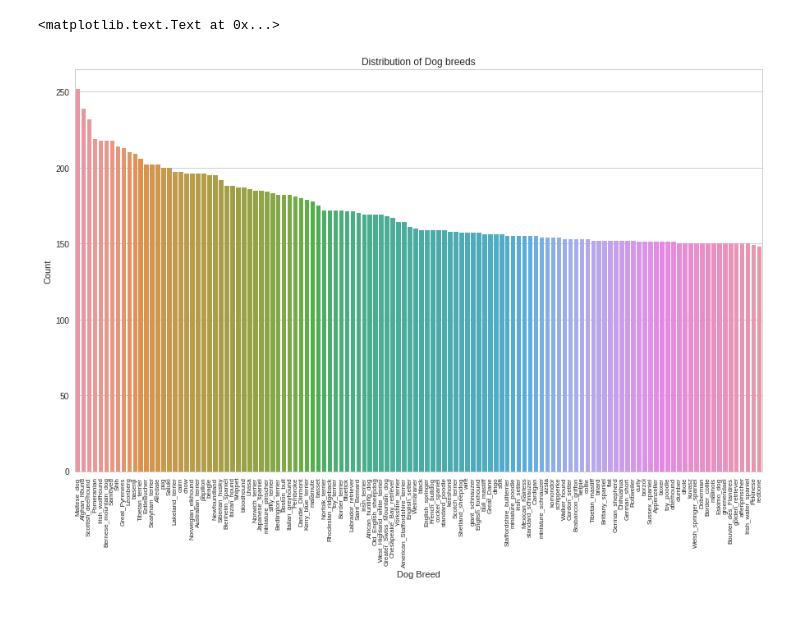
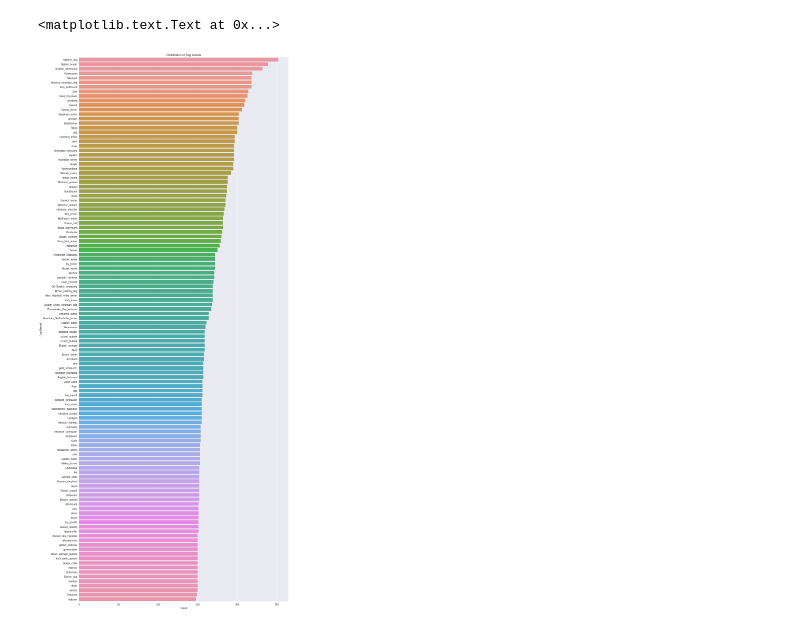
Before and after one commit to ayshaw/Dog-Breed-Project, a Jupyter notebook: EDA.ipynb, the cells around one changed output. Drawn from its saved outputs; the diff is of its cells as text; code cells hidden in the pictures.

Commit message:
added barplot

```diff
--- a/EDA.ipynb
+++ b/EDA.ipynb
@@ -60,17 +60,16 @@ file_type['breed']=[i.split('/')[0].split('-')[1] for i in file_type.filename.va
 # %%
 yy=file_type['breed'].value_counts()
 
 fig, ax = plt.subplots()
-fig.set_size_inches(15, 9)
-sns.set_style("whitegrid")
-
-ax = sns.barplot(x = yy.index, y = yy, data = file_type)
-ax.set_xticklabels(ax.get_xticklabels(), rotation = 90, fontsize = 8)
-ax.set(xlabel='Dog Breed', ylabel='Count')
+fig.set_size_inches(15, 30)
+sns.set()
+ax = sns.barplot(y = yy.index, x = yy, data = file_type,orient='h')
+#ax.set_xticklabels(ax.get_yticklabels(), rotation = 90, fontsize = 8)
+ax.set(ylabel='Dog Breed', xlabel='Count')
 ax.set_title('Distribution of Dog breeds')
 # %% [output]
 <matplotlib.text.Text at 0x...>
-[figure, old version]
+[figure, new version]
 # %%
 yy.head()
 # %% [output]
```
Also changed, not shown: parts of 4 cells of this notebook.
